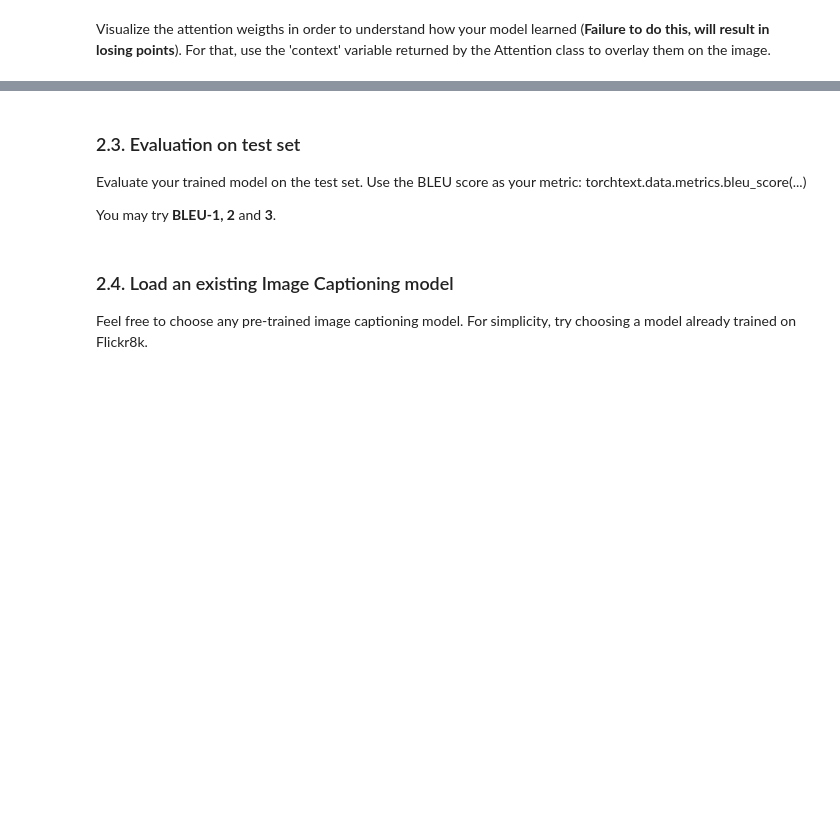
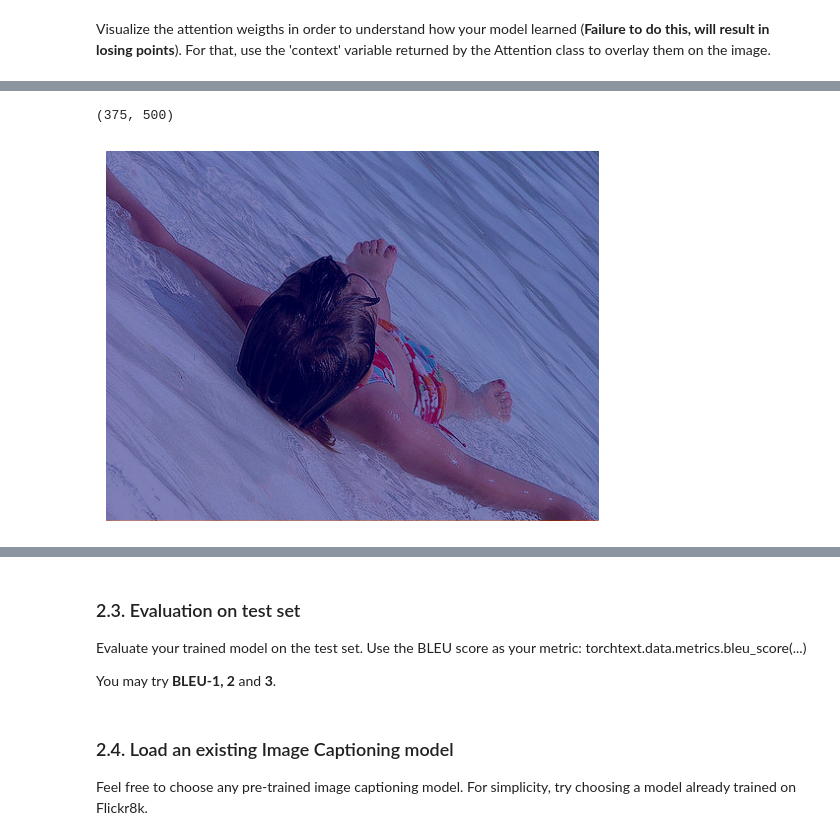
Before and after one commit to tmskss/dnd-assignment-2-image-captioning, a Jupyter notebook: DND_Assignment_2_24_25_1.ipynb, the cells around one changed output, grey strips where cells are left out. Cells and saved outputs as stored; diff of their text form; code cells hidden in the pictures; blank space fills up the shorter version.

```diff
--- a/DND_Assignment_2_24_25_1.ipynb
+++ b/DND_Assignment_2_24_25_1.ipynb
@@ -626,0 +678,35 @@ For that, use the 'context' variable returned by the Attention class to overlay
+# %%
+import cv2
+
+# Dummy attention weights and features for demonstration
+attention_weights = torch.rand(1, 1, 1*1) # Example attention weights for a 14x14 feature map
+image = cv2.imread('data/Images/667626_18933d713e.jpg') # Load your image
+
+# Assuming the image is in BGR format, convert it to RGB
+image = cv2.cvtColor(image, cv2.COLOR_BGR2RGB)
+
+# Assuming attention_weights are for a 1x1 feature map
+attention_weights = attention_weights.view(1, 1).detach().cpu().numpy()
+
+# Resize attention weights to match image size
+H, W, _ = image.shape
+attention_weights = cv2.resize(attention_weights, (W, H))
+
+# Normalize attention weights to range [0, 1]
+attention_weights = (attention_weights - attention_weights.min()) / (attention_weights.max() - attention_weights.min())
+
+# Create a heatmap
+print(attention_weights.shape)
+heatmap = plt.get_cmap('jet')(attention_weights)[:, :, :3]  # Use 'jet' colormap, and take RGB channels
+
+# Overlay heatmap on image
+overlay = 0.5 * image + 0.5 * (heatmap * 224)
+overlay = overlay.astype(np.uint8)
+
+# Display the image with attention overlay
+plt.imshow(overlay)
+plt.axis('off')
+plt.show()
+# %% [output]
+(375, 500)
+[figure, added]
```
Also changed, not shown: parts of 13 cells of this notebook.
